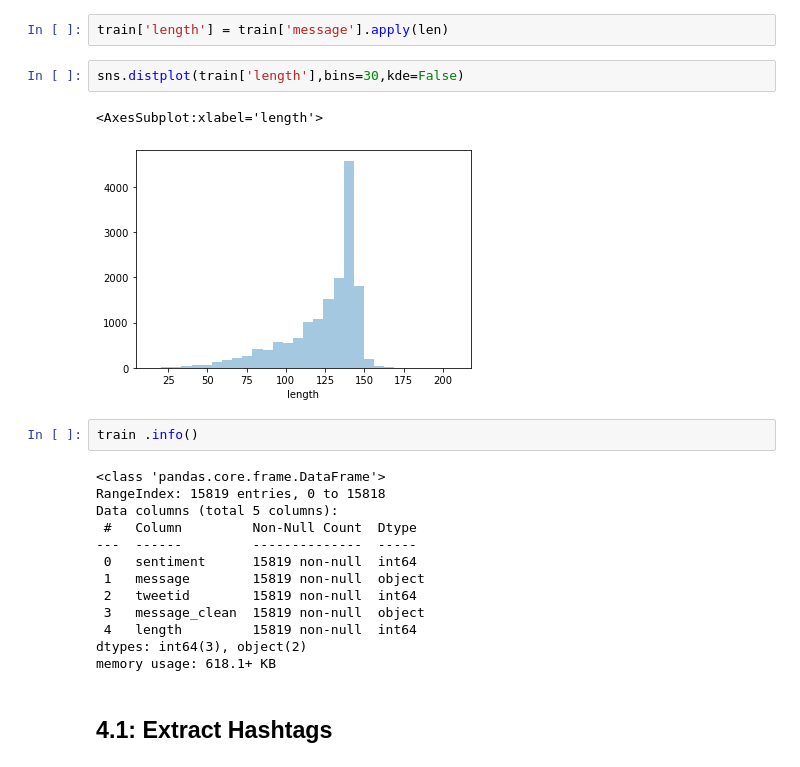
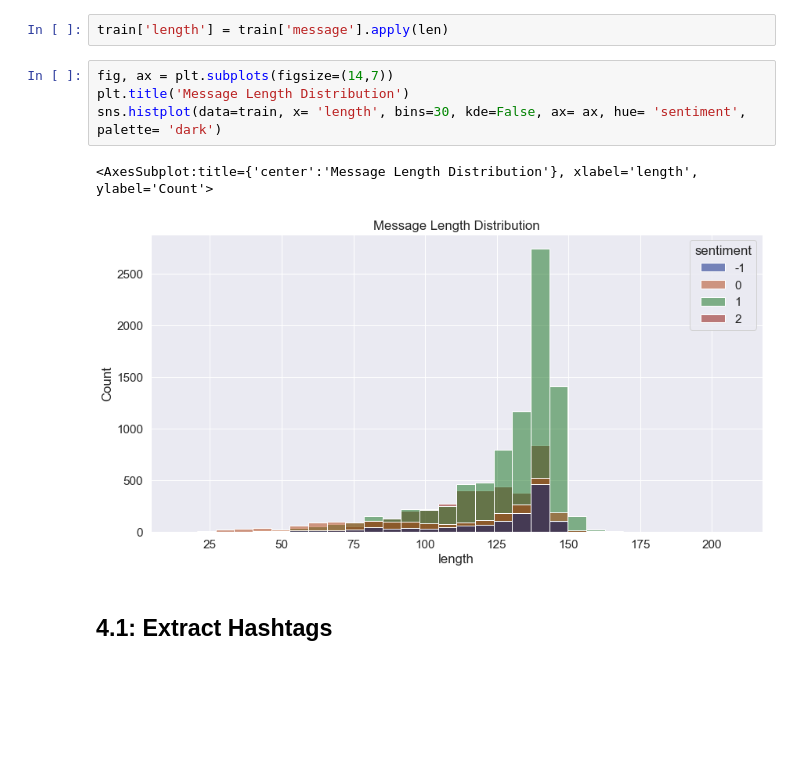
Before and after one commit to Mahlomola-Moses/classification-predict-streamlit-template, a Jupyter notebook: Team_JS_2_Predict.ipynb, the cells around one changed output. Saved outputs shown, nothing was run; the diff lists cells and outputs as text; blank space fills up the shorter version.

```diff
--- a/Team_JS_2_Predict.ipynb
+++ b/Team_JS_2_Predict.ipynb
@@ -279,26 +297,13 @@ df_upsampled
 ### Message Lenghth
 # %%
 train['length'] = train['message'].apply(len)
-# %%
-sns.distplot(train['length'],bins=30,kde=False)
-# %% [output]
-<AxesSubplot:xlabel='length'>
-[figure, removed]
-# %%
-train .info()
-# %% [output]
-<class 'pandas.core.frame.DataFrame'>
-RangeIndex: 15819 entries, 0 to 15818
-Data columns (total 5 columns):
- #   Column         Non-Null Count  Dtype
----  ------         --------------  -----
- 0   sentiment      15819 non-null  int64
- 1   message        15819 non-null  object
- 2   tweetid        15819 non-null  int64
- 3   message_clean  15819 non-null  object
- 4   length         15819 non-null  int64
-dtypes: int64(3), object(2)
-memory usage: 618.1+ KB
+# %%
+fig, ax = plt.subplots(figsize=(14,7))
+plt.title('Message Length Distribution')
+sns.histplot(data=train, x= 'length', bins=30, kde=False, ax= ax, hue= 'sentiment', palette= 'dark')
+# %% [output]
+<AxesSubplot:title={'center':'Message Length Distribution'}, xlabel='length', ylabel='Count'>
+[figure, added]
 # %% [markdown]
 ## 4.1: Extract Hashtags
 # %%
```
Also changed, not shown: parts of 7 cells of this notebook.
